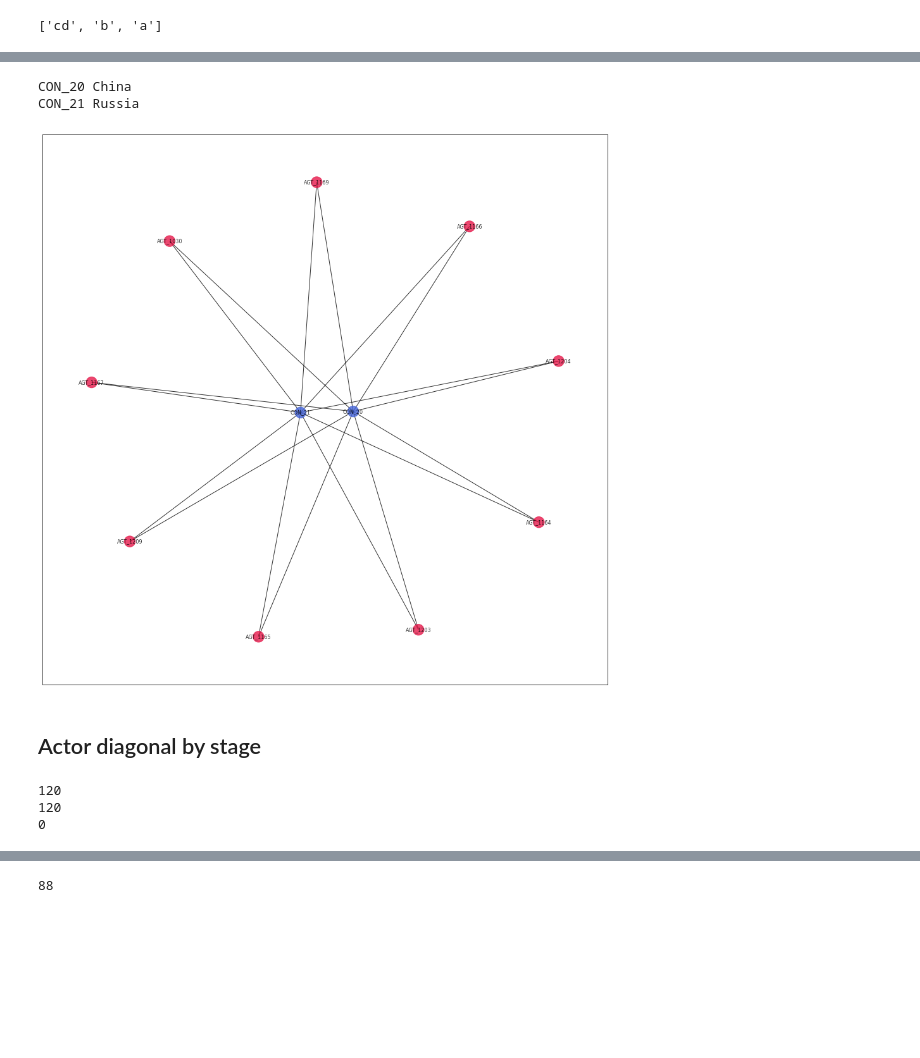
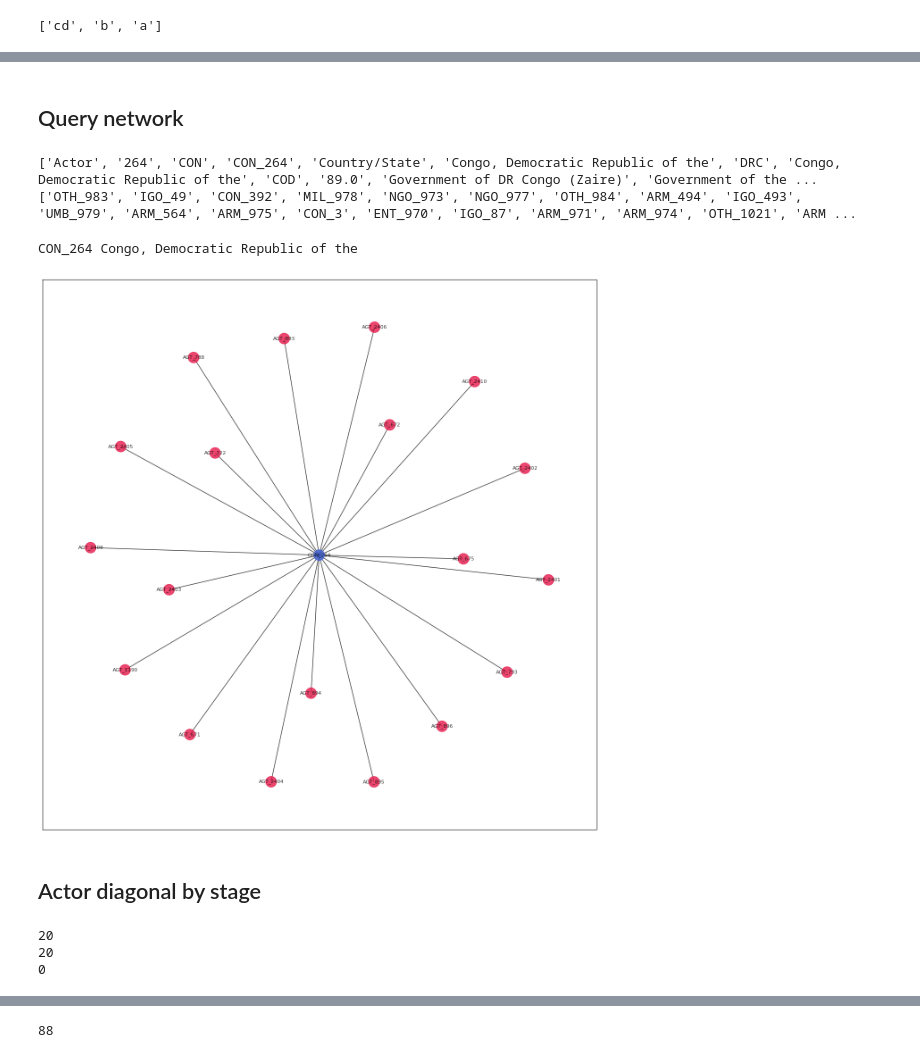
Before and after one commit to niamhhenry/actors, a Jupyter notebook: signatories_streamlit.ipynb, the cells around one changed output, grey strips where cells are left out. Saved outputs shown, nothing was run; the diff lists cells and outputs as text; code cells hidden in the pictures; blank space fills up the shorter version.

```diff
--- a/signatories_streamlit.ipynb
+++ b/signatories_streamlit.ipynb
@@ -171,7 +171,8 @@ def get_cooccurrence_matrices(matrix):
 
 process_name = 'Bosnia peace process'
 #process_name = 'Yemen peace process'
-process_name = 'Chad: Doha Process'
+process_name = 'Chad: Doha process'
+process_name = 'DRC: Eastern DRC processes'
 
 data_path = './data/'
 nodes_file = 'node_table.csv'
@@ -258,0 +286,8 @@ Finland
+# %% [markdown]
+## Query network
+# %%
+print(data_dict['vertices_dict']['CON_264'])
+print(pp_data_dict['pp_actor_ids'])
+# %% [output]
+['Actor', '264', 'CON', 'CON_264', 'Country/State', 'Congo, Democratic Republic of the', 'DRC', 'Congo, Democratic Republic of the', 'COD', '89.0', 'Government of DR Congo (Zaire)', 'Government of the ...
+['OTH_983', 'IGO_49', 'CON_392', 'MIL_978', 'NGO_973', 'NGO_977', 'OTH_984', 'ARM_494', 'IGO_493', 'UMB_979', 'ARM_564', 'ARM_975', 'CON_3', 'ENT_970', 'IGO_87', 'ARM_971', 'ARM_974', 'OTH_1021', 'ARM ...
@@ -271,6 +318,7 @@ query_vertices = ['AGT_389','AGT_1030']
 #query_vertices = ['AGT_1166','AGT_1169']
 #query_vertices = ['AGT_2447']
 query_vertices = ['CON_20','CON_21']
+query_vertices = ['CON_264']
 
 for vertex in query_vertices:
     print(vertex,data_dict['vertices_dict'][vertex][5])
@@ -292,36 +340,36 @@ def query_graph(graph,data_dict,query_vertices=[],operator='AND',depth=1):
     found_vertices.extend(query_vertices)
 
     found_edges = []
     for tree in tree_list:
         for e in tree.edges:
             if e[0] in found_vertices and e[1] in found_vertices:
                 found_edges.append(e)
 
     found_graph = nx.Graph()
     found_graph.add_nodes_from(found_vertices)
     for e in found_edges:
         found_graph.add_edge(e[0],e[1],weight=1)
     node_colors = [data_dict['color_map'][v.split('_')[0]] for v in found_graph.nodes()]
     results_dict = {}
     results_dict['graph'] = found_graph
     results_dict['node_colors'] = node_colors
     return results_dict
 
 process_name = 'Bosnia peace process'
+process_name = 'DRC: Eastern DRC processes'
 data_dict = load_agreement_actor_data(nodes_file,links_file,agreements_dict,data_path)
 pp_data_dict = get_peace_process_data(process_name,data_dict)
 pp_matrix = pp_data_dict['pp_matrix']
 
 
 pp_graph = pp_data_dict['pp_graph']['graph']
 
 results_dict = query_graph(pp_graph,data_dict,query_vertices=query_vertices,operator='AND',depth=1)
 
 display_graph(results_dict['graph'],results_dict['node_colors'])
 # %% [output]
-CON_20 China
-CON_21 Russia
+CON_264 Congo, Democratic Republic of the
-[figure, old version]
+[figure, new version]
 # %% [markdown]
 ## Actor diagonal by stage
 # %%
@@ -348,8 +396,8 @@ print(len(pp_data_dict['pp_agreement_ids']))
 
 print(len([v for _,v in stage_map.items() if v == 0]))
 # %% [output]
-120
-120
+20
+20
 0
 # %%
 from matplotlib.gridspec import GridSpec
```
Also changed, not shown: parts of 5 cells of this notebook, 1 other file.
